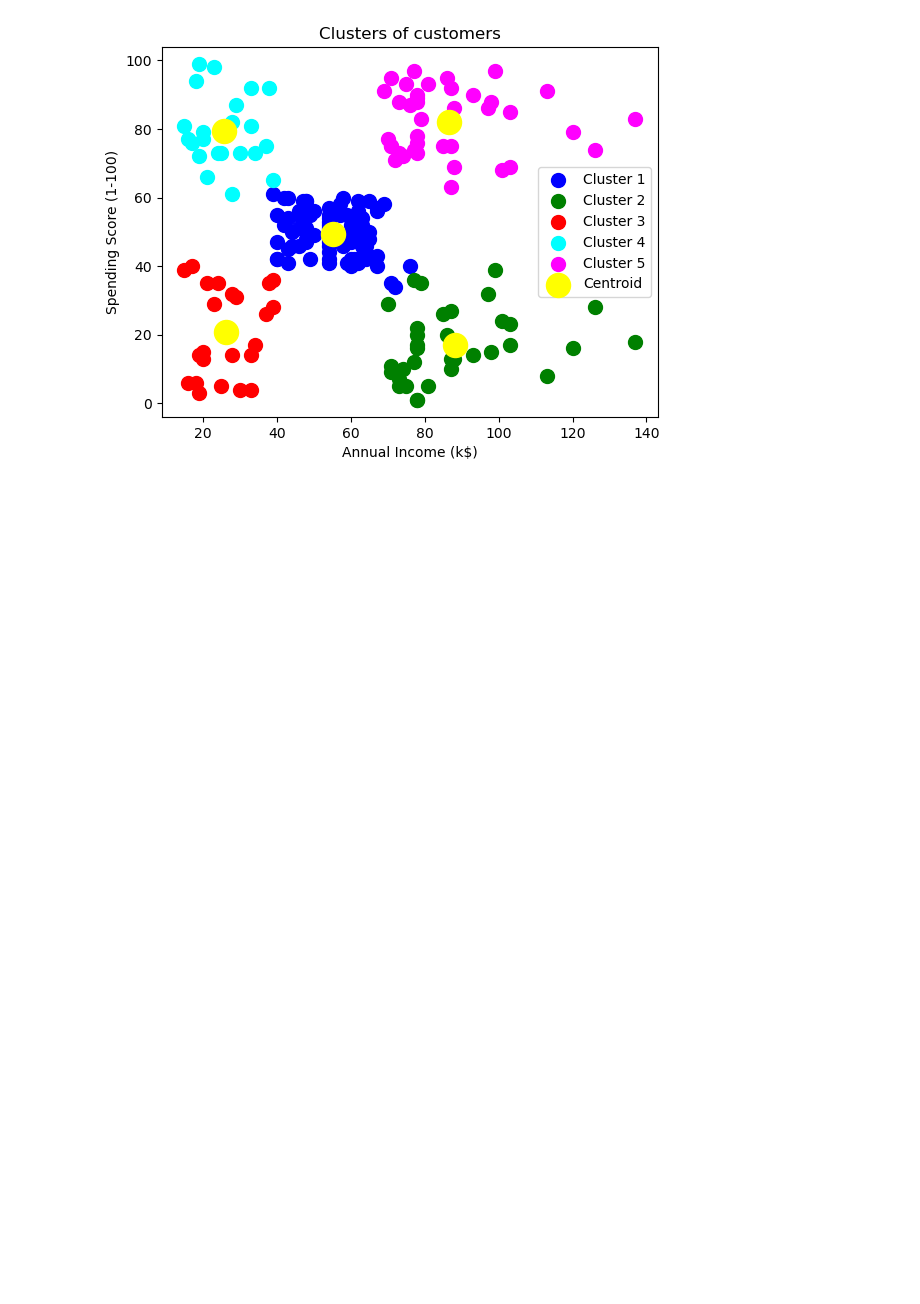
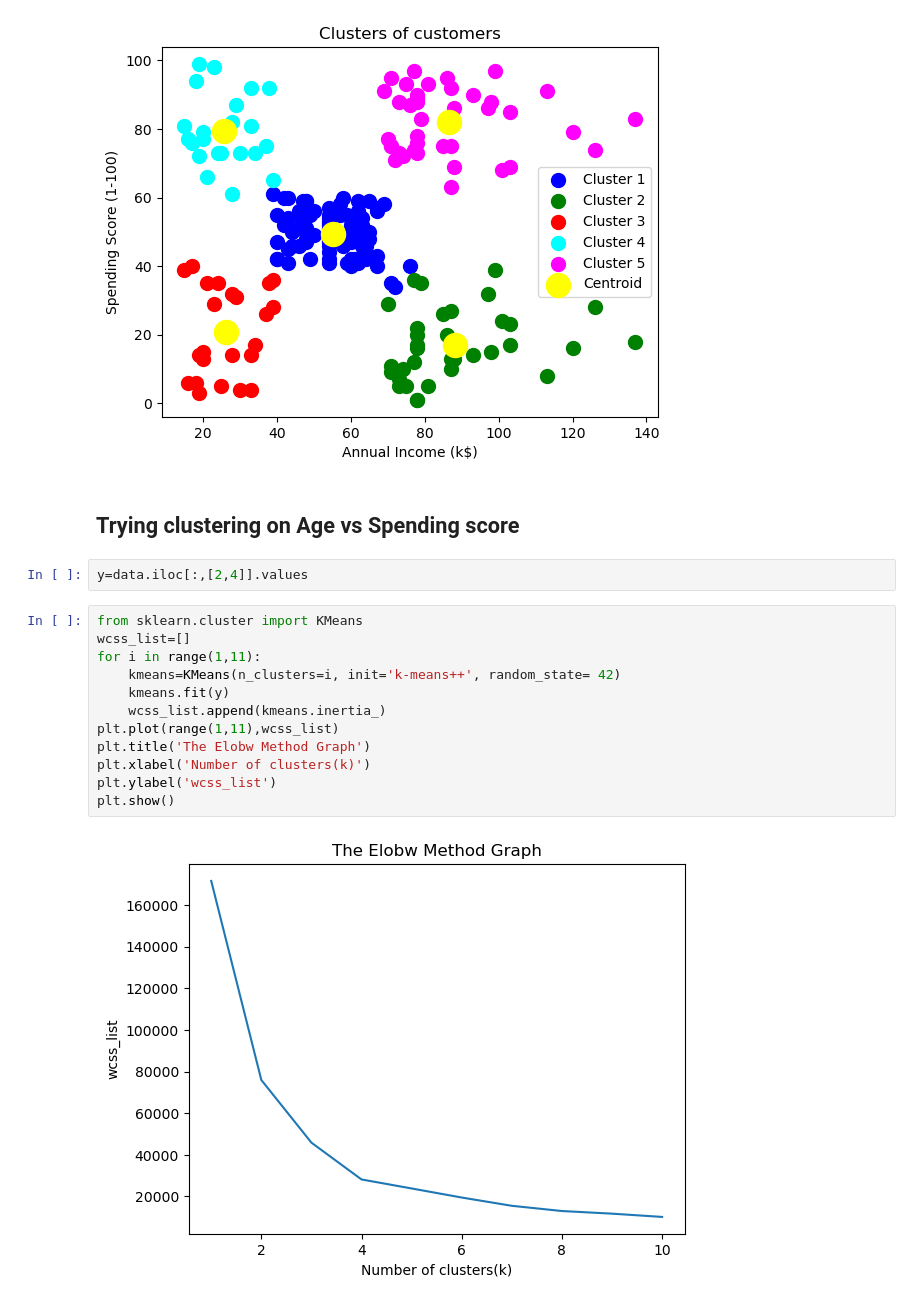
Before and after one commit to BibekRai44/Data-Science-Resources, a Jupyter notebook: K means clustering.ipynb, the cells around one changed output. Drawn from its saved outputs; the diff is of its cells as text; blank space fills up the shorter version.

```diff
--- a/K means clustering.ipynb
+++ b/K means clustering.ipynb
@@ -63,3 +63,21 @@ plt.legend()
 plt.show()
 # %% [output]
 [figure]
+# %% [markdown]
+## Trying clustering on Age vs Spending score
+# %%
+y=data.iloc[:,[2,4]].values
+# %%
+from sklearn.cluster import KMeans
+wcss_list=[]
+for i in range(1,11):
+    kmeans=KMeans(n_clusters=i, init='k-means++', random_state= 42)
+    kmeans.fit(y)
+    wcss_list.append(kmeans.inertia_)
+plt.plot(range(1,11),wcss_list)
+plt.title('The Elobw Method Graph')
+plt.xlabel('Number of clusters(k)')
+plt.ylabel('wcss_list')
+plt.show()
+# %% [output]
+[figure, added]
```
Also changed, not shown: parts of 2 cells of this notebook.
